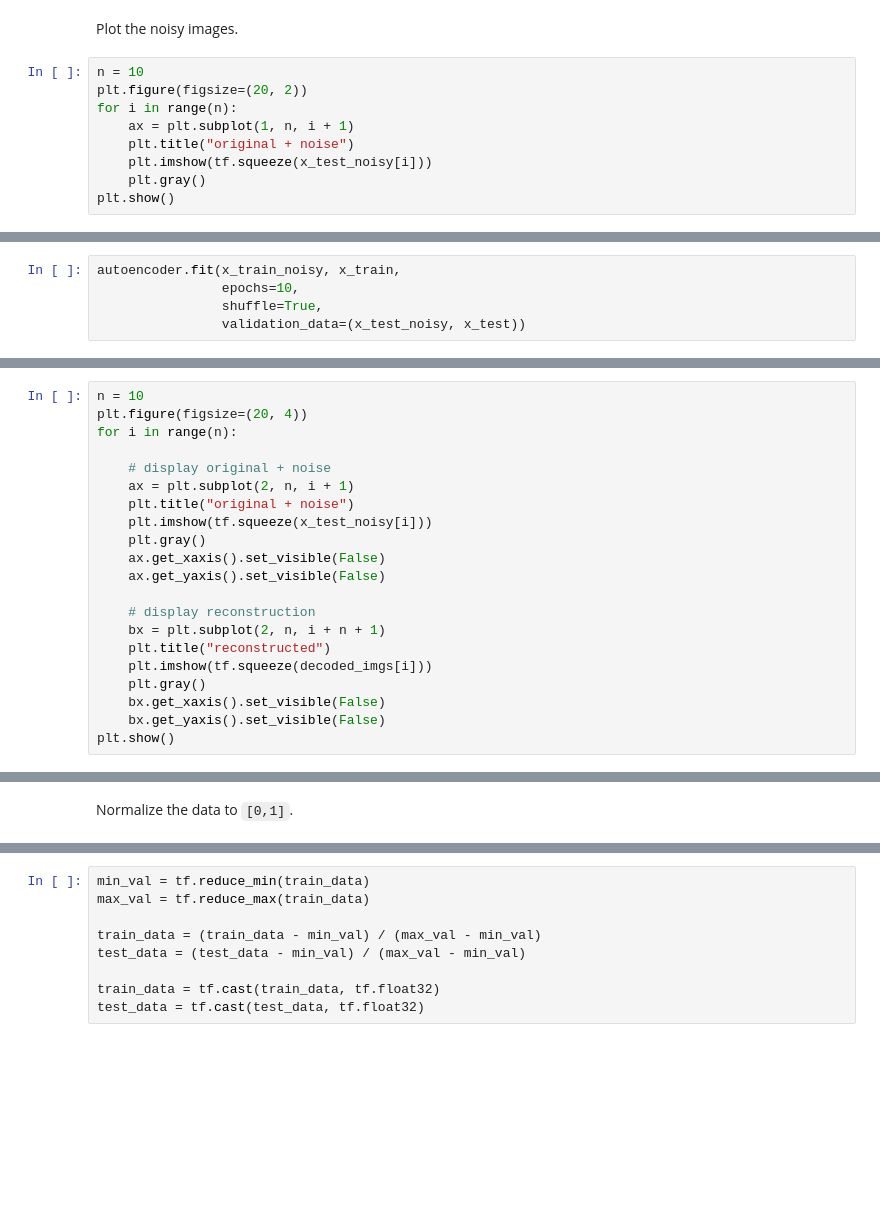
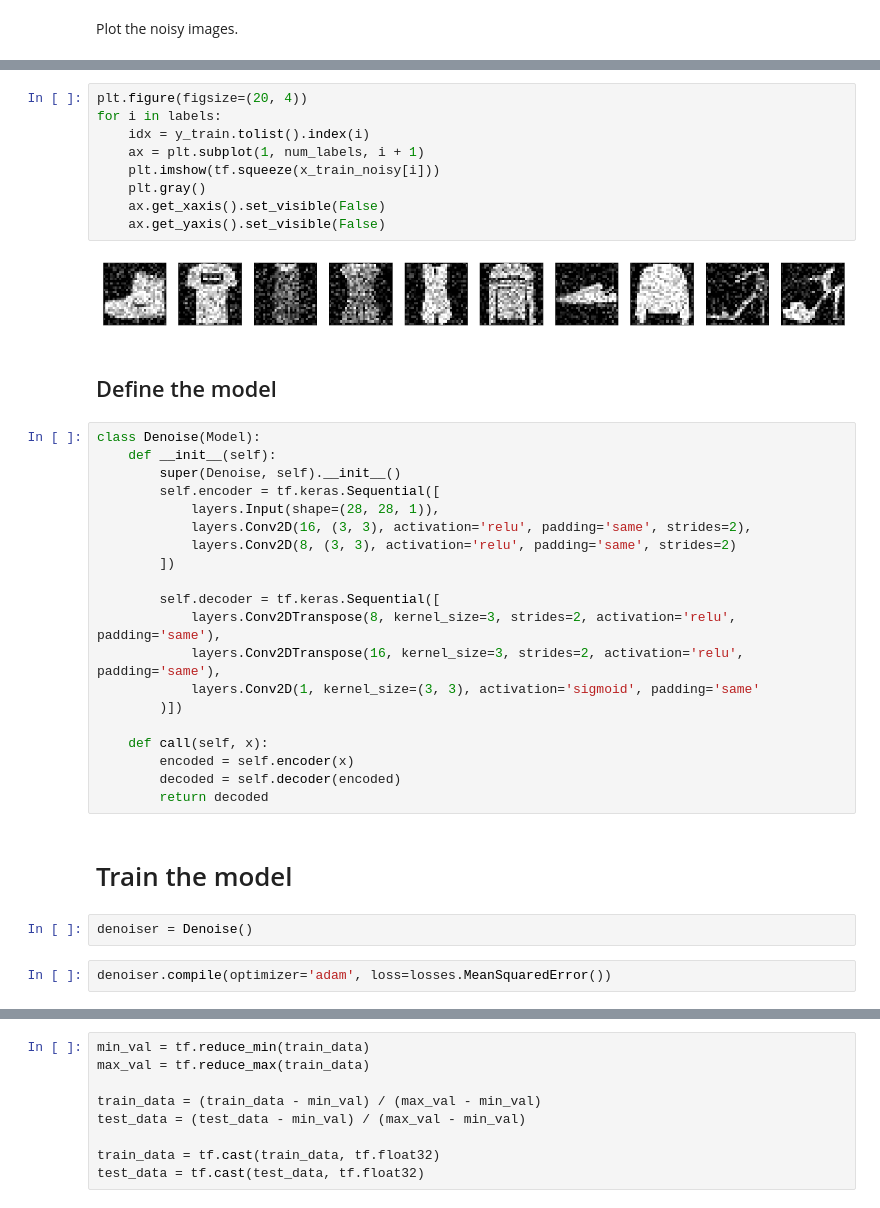
Before and after one commit to chihyanghsu0805/keras_tutorial, a Jupyter notebook: tutorials/tensorflow/autoencoder/autoencoder.ipynb, the cells around one changed output, grey strips where cells are left out. Drawn from its saved outputs; the diff is of its cells as text; blank space fills up the shorter version.

```diff
--- a/tutorials/tensorflow/autoencoder/autoencoder.ipynb
+++ b/tutorials/tensorflow/autoencoder/autoencoder.ipynb
@@ -162,11 +168,2 @@ x_test_noisy = tf.clip_by_value(x_test_noisy, clip_value_min=0., clip_value_max=
 # %% [markdown]
 Plot the noisy images.
-# %%
-n = 10
-plt.figure(figsize=(20, 2))
-for i in range(n):
-    ax = plt.subplot(1, n, i + 1)
-    plt.title("original + noise")
-    plt.imshow(tf.squeeze(x_test_noisy[i]))
-    plt.gray()
-plt.show()
@@ -199,5 +169,0 @@ autoencoder.compile(optimizer='adam', loss=losses.MeanSquaredError())
-# %%
-autoencoder.fit(x_train_noisy, x_train,
-                epochs=10,
-                shuffle=True,
-                validation_data=(x_test_noisy, x_test))
@@ -217,21 +169,0 @@ decoded_imgs = autoencoder.decoder(encoded_imgs).numpy()
-# %%
-n = 10
-plt.figure(figsize=(20, 4))
-for i in range(n):
-
-    # display original + noise
-    ax = plt.subplot(2, n, i + 1)
-    plt.title("original + noise")
-    plt.imshow(tf.squeeze(x_test_noisy[i]))
-    plt.gray()
-    ax.get_xaxis().set_visible(False)
-    ax.get_yaxis().set_visible(False)
-
-    # display reconstruction
-    bx = plt.subplot(2, n, i + n + 1)
-    plt.title("reconstructed")
-    plt.imshow(tf.squeeze(decoded_imgs[i]))
-    plt.gray()
-    bx.get_xaxis().set_visible(False)
-    bx.get_yaxis().set_visible(False)
-plt.show()
@@ -268,2 +170,39 @@ train_data, test_data, train_labels, test_labels = train_test_split(
-# %% [markdown]
-Normalize the data to `[0,1]`.
+# %%
+plt.figure(figsize=(20, 4))
+for i in labels:
+    idx = y_train.tolist().index(i)
+    ax = plt.subplot(1, num_labels, i + 1)
+    plt.imshow(tf.squeeze(x_train_noisy[i]))
+    plt.gray()
+    ax.get_xaxis().set_visible(False)
+    ax.get_yaxis().set_visible(False)
+# %% [output]
+[figure, added]
+# %% [markdown]
+## Define the model
+# %%
+class Denoise(Model):
+    def __init__(self):
+        super(Denoise, self).__init__()
+        self.encoder = tf.keras.Sequential([
+            layers.Input(shape=(28, 28, 1)),
+            layers.Conv2D(16, (3, 3), activation='relu', padding='same', strides=2),
+            layers.Conv2D(8, (3, 3), activation='relu', padding='same', strides=2)
+        ])
+
+        self.decoder = tf.keras.Sequential([
+            layers.Conv2DTranspose(8, kernel_size=3, strides=2, activation='relu', padding='same'),
+            layers.Conv2DTranspose(16, kernel_size=3, strides=2, activation='relu', padding='same'),
+            layers.Conv2D(1, kernel_size=(3, 3), activation='sigmoid', padding='same'
+        )])
+
+    def call(self, x):
+        encoded = self.encoder(x)
+        decoded = self.decoder(encoded)
+        return decoded
+# %% [markdown]
+# Train the model
+# %%
+denoiser = Denoise()
+# %%
+denoiser.compile(optimizer='adam', loss=losses.MeanSquaredError())
```
Also changed, not shown: parts of 100 cells of this notebook.
